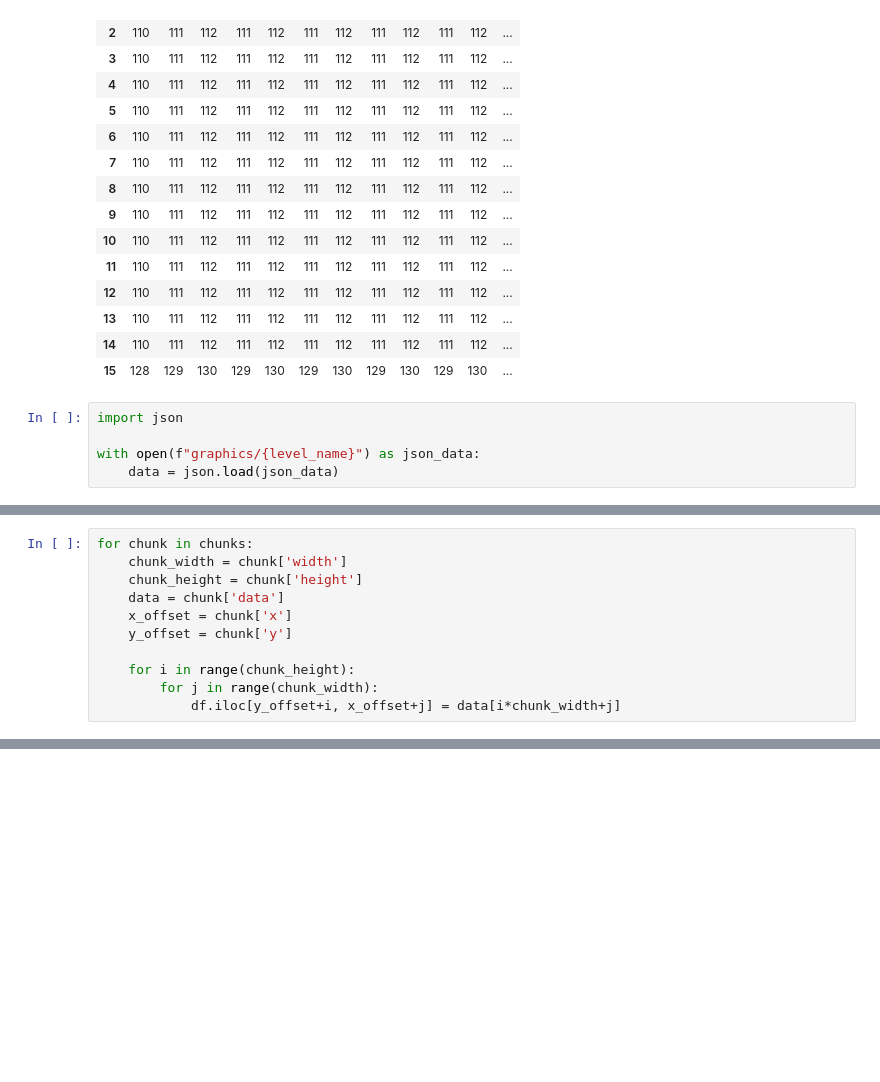
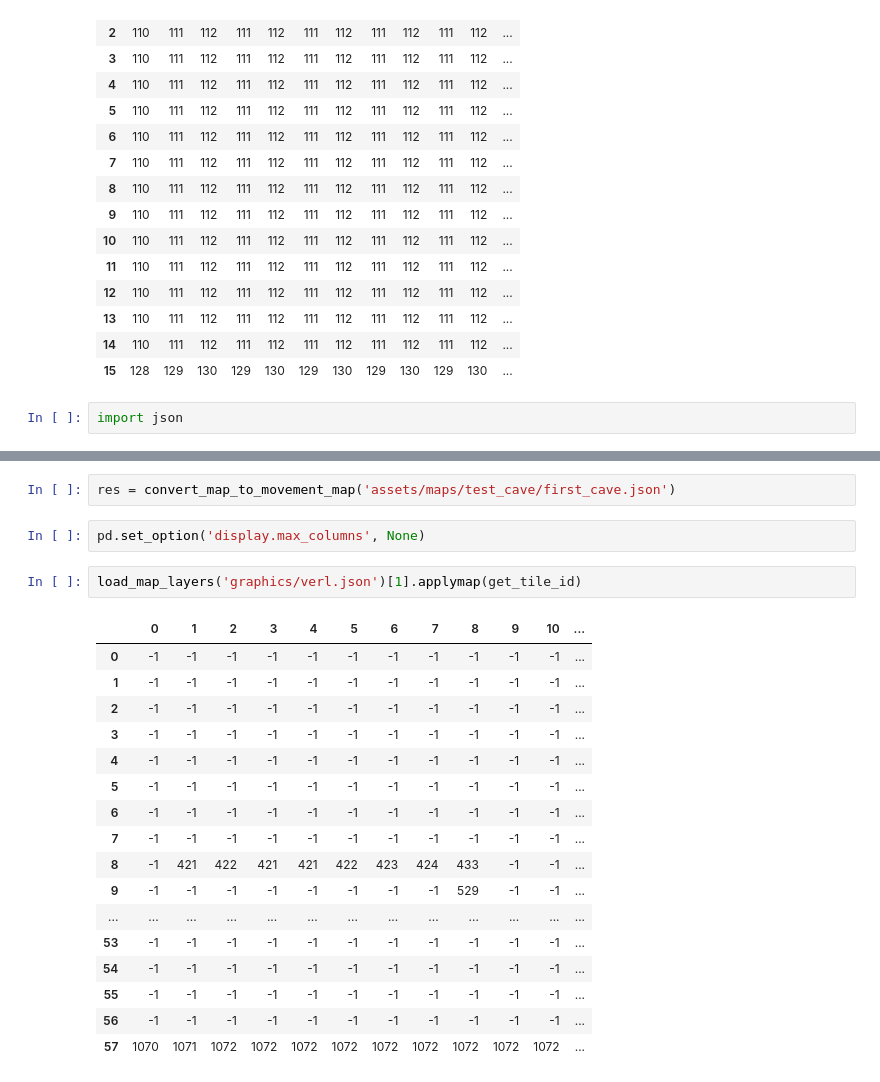
Before and after one commit to TimAmadeoSobania/streamlit-dungeon, a Jupyter notebook: split_images.ipynb, the cells around one changed output, grey strips where cells are left out. Drawn from its saved outputs; the diff is of its cells as text; blank space fills up the shorter version.

Commit message:
added verl (early) and introduced tile transformations

```diff
--- a/split_images.ipynb
+++ b/split_images.ipynb
@@ -82,8 +82,5 @@ pd.DataFrame([data[x:x+width] for x in range(0, len(data), width)])
 | 15 | 128 | 129 | 130 | 129 | 130 | 129 | 130 | 129 | 130 | 129 | 130 | ... |
 # %%
 import json
-
-with open(f"graphics/{level_name}") as json_data:
-    data = json.load(json_data)
 # %%
 
@@ -132,11 +110,0 @@ df = pd.DataFrame(index=range(layer_height), columns=range(layer_width))
-# %%
-for chunk in chunks:
-    chunk_width = chunk['width']
-    chunk_height = chunk['height']
-    data = chunk['data']
-    x_offset = chunk['x']
-    y_offset = chunk['y']
-
-    for i in range(chunk_height):
-        for j in range(chunk_width):
-            df.iloc[y_offset+i, x_offset+j] = data[i*chunk_width+j]
@@ -152,0 +227,24 @@ array([[578, 579, 580, ..., 579, 580, 581],
+# %%
+res = convert_map_to_movement_map('assets/maps/test_cave/first_cave.json')
+# %%
+pd.set_option('display.max_columns', None)
+# %%
+load_map_layers('graphics/verl.json')[1].applymap(get_tile_id)
+# %% [output]
+|  | 0 | 1 | 2 | 3 | 4 | 5 | 6 | 7 | 8 | 9 | 10 | ... |
+| 0 | -1 | -1 | -1 | -1 | -1 | -1 | -1 | -1 | -1 | -1 | -1 | ... |
+| 1 | -1 | -1 | -1 | -1 | -1 | -1 | -1 | -1 | -1 | -1 | -1 | ... |
+| 2 | -1 | -1 | -1 | -1 | -1 | -1 | -1 | -1 | -1 | -1 | -1 | ... |
+| 3 | -1 | -1 | -1 | -1 | -1 | -1 | -1 | -1 | -1 | -1 | -1 | ... |
+| 4 | -1 | -1 | -1 | -1 | -1 | -1 | -1 | -1 | -1 | -1 | -1 | ... |
+| 5 | -1 | -1 | -1 | -1 | -1 | -1 | -1 | -1 | -1 | -1 | -1 | ... |
+| 6 | -1 | -1 | -1 | -1 | -1 | -1 | -1 | -1 | -1 | -1 | -1 | ... |
+| 7 | -1 | -1 | -1 | -1 | -1 | -1 | -1 | -1 | -1 | -1 | -1 | ... |
+| 8 | -1 | 421 | 422 | 421 | 421 | 422 | 423 | 424 | 433 | -1 | -1 | ... |
+| 9 | -1 | -1 | -1 | -1 | -1 | -1 | -1 | -1 | 529 | -1 | -1 | ... |
+| ... | ... | ... | ... | ... | ... | ... | ... | ... | ... | ... | ... | ... |
+| 53 | -1 | -1 | -1 | -1 | -1 | -1 | -1 | -1 | -1 | -1 | -1 | ... |
+| 54 | -1 | -1 | -1 | -1 | -1 | -1 | -1 | -1 | -1 | -1 | -1 | ... |
+| 55 | -1 | -1 | -1 | -1 | -1 | -1 | -1 | -1 | -1 | -1 | -1 | ... |
+| 56 | -1 | -1 | -1 | -1 | -1 | -1 | -1 | -1 | -1 | -1 | -1 | ... |
+| 57 | 1070 | 1071 | 1072 | 1072 | 1072 | 1072 | 1072 | 1072 | 1072 | 1072 | 1072 | ... |
```
Also changed, not shown: parts of 12 cells of this notebook, 5 other files.
